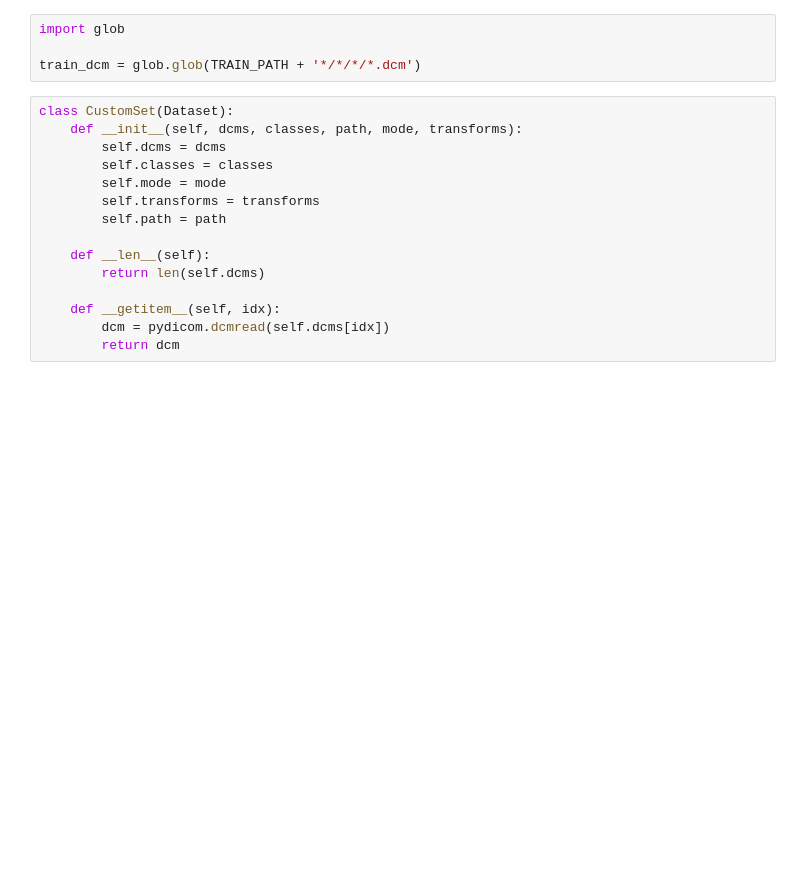
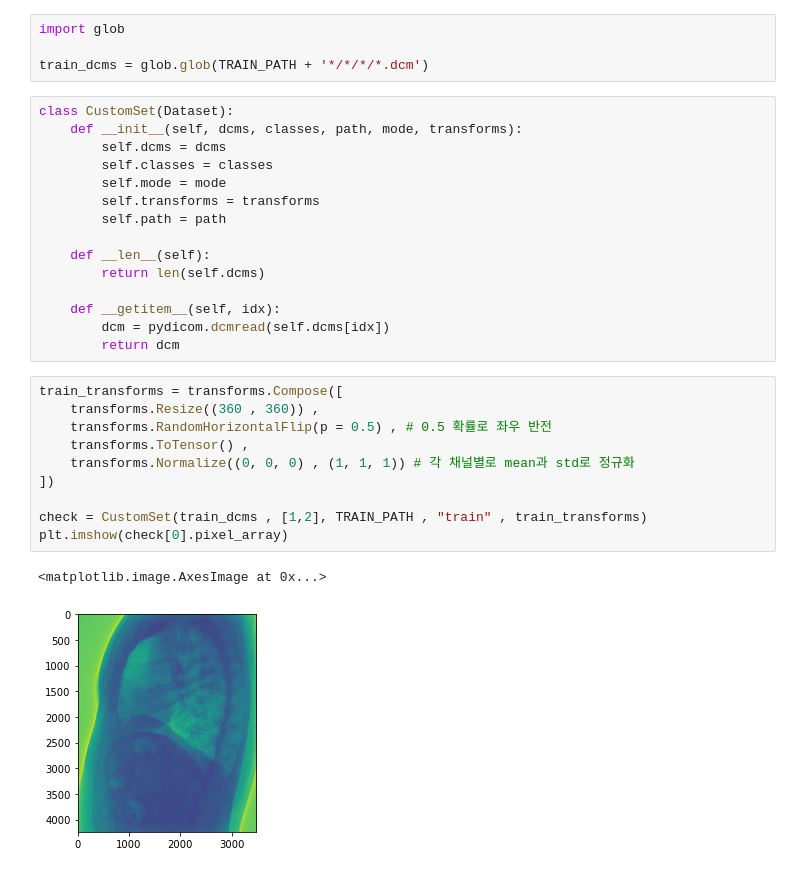
Before and after one commit to hekoh99/pytorch_exercise, a Jupyter notebook: kaggle/x-ray/classification_Xray.ipynb, the cells around one changed output. Cells and saved outputs as stored; diff of their text form; blank space fills up the shorter version.

Commit message:
custom test

```diff
--- a/kaggle/x-ray/classification_Xray.ipynb
+++ b/kaggle/x-ray/classification_Xray.ipynb
@@ -60,7 +60,7 @@ plt.imshow(img1, cmap=plt.cm.bone)
 # %%
 import glob
 
-train_dcm = glob.glob(TRAIN_PATH + '*/*/*/*.dcm')
+train_dcms = glob.glob(TRAIN_PATH + '*/*/*/*.dcm')
 # %%
 class CustomSet(Dataset):
     def __init__(self, dcms, classes, path, mode, transforms):
@@ -76,3 +76,16 @@ class CustomSet(Dataset):
     def __getitem__(self, idx):
         dcm = pydicom.dcmread(self.dcms[idx])
         return dcm
+# %%
+train_transforms = transforms.Compose([
+    transforms.Resize((360 , 360)) ,
+    transforms.RandomHorizontalFlip(p = 0.5) , # 0.5 확률로 좌우 반전
+    transforms.ToTensor() ,
+    transforms.Normalize((0, 0, 0) , (1, 1, 1)) # 각 채널별로 mean과 std로 정규화
+])
+
+check = CustomSet(train_dcms , [1,2], TRAIN_PATH , "train" , train_transforms)
+plt.imshow(check[0].pixel_array)
+# %% [output]
+<matplotlib.image.AxesImage at 0x...>
+[figure, added]
```
